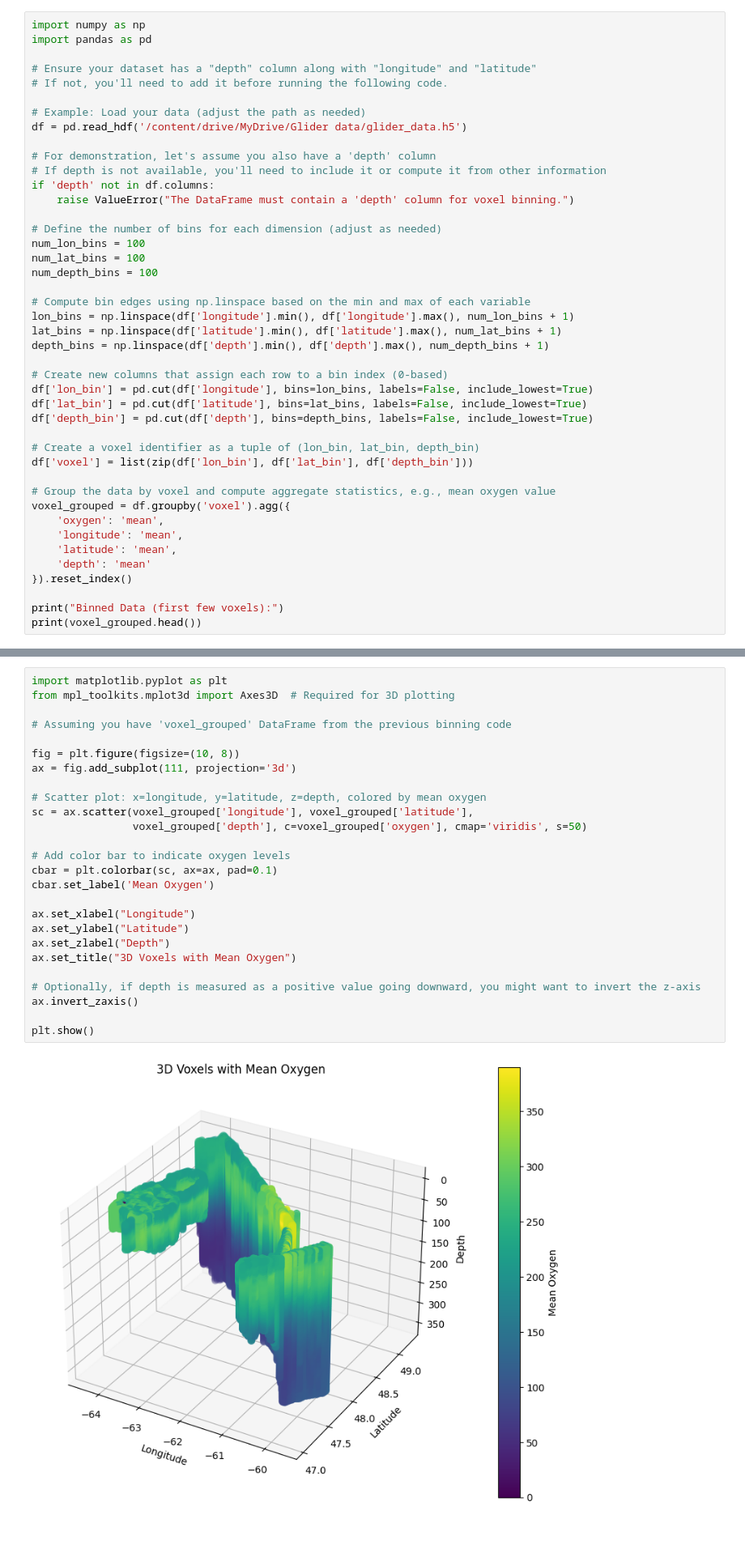
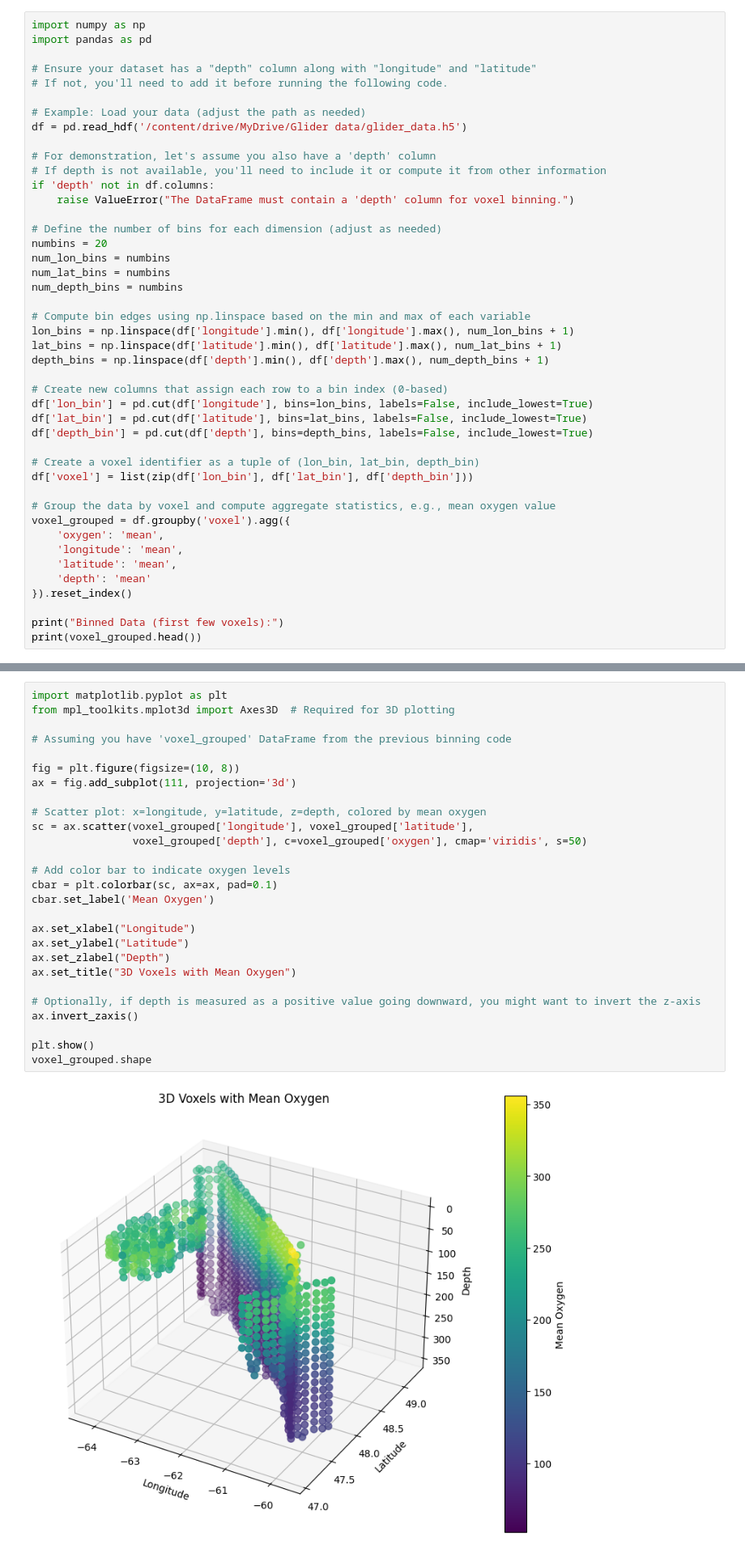
Before and after one commit to IzaakGagnon/SSC_GliderProject, a Jupyter notebook: Test_code/Preprocessing_and_Binning.ipynb, the cells around one changed output, grey strips where cells are left out. Shown at 81% size. Saved outputs shown, nothing was run; the diff lists cells and outputs as text.

```diff
--- a/Test_code/Preprocessing_and_Binning.ipynb
+++ b/Test_code/Preprocessing_and_Binning.ipynb
@@ -16,9 +16,10 @@ if 'depth' not in df.columns:
     raise ValueError("The DataFrame must contain a 'depth' column for voxel binning.")
 
 # Define the number of bins for each dimension (adjust as needed)
-num_lon_bins = 100
-num_lat_bins = 100
-num_depth_bins = 100
+numbins = 20
+num_lon_bins = numbins
+num_lat_bins = numbins
+num_depth_bins = numbins
 
 # Compute bin edges using np.linspace based on the min and max of each variable
 lon_bins = np.linspace(df['longitude'].min(), df['longitude'].max(), num_lon_bins + 1)
@@ -54,28 +55,29 @@ Binned Data (first few voxels):
 # %%
 import matplotlib.pyplot as plt
 from mpl_toolkits.mplot3d import Axes3D  # Required for 3D plotting
 
 # Assuming you have 'voxel_grouped' DataFrame from the previous binning code
 
 fig = plt.figure(figsize=(10, 8))
 ax = fig.add_subplot(111, projection='3d')
 
 # Scatter plot: x=longitude, y=latitude, z=depth, colored by mean oxygen
 sc = ax.scatter(voxel_grouped['longitude'], voxel_grouped['latitude'],
                 voxel_grouped['depth'], c=voxel_grouped['oxygen'], cmap='viridis', s=50)
 
 # Add color bar to indicate oxygen levels
 cbar = plt.colorbar(sc, ax=ax, pad=0.1)
 cbar.set_label('Mean Oxygen')
 
 ax.set_xlabel("Longitude")
 ax.set_ylabel("Latitude")
 ax.set_zlabel("Depth")
 ax.set_title("3D Voxels with Mean Oxygen")
 
 # Optionally, if depth is measured as a positive value going downward, you might want to invert the z-axis
 ax.invert_zaxis()
 
 plt.show()
+voxel_grouped.shape
 # %% [output]
-[figure, old version]
+[figure, new version]
```
Also changed, not shown: parts of 2 cells of this notebook.
